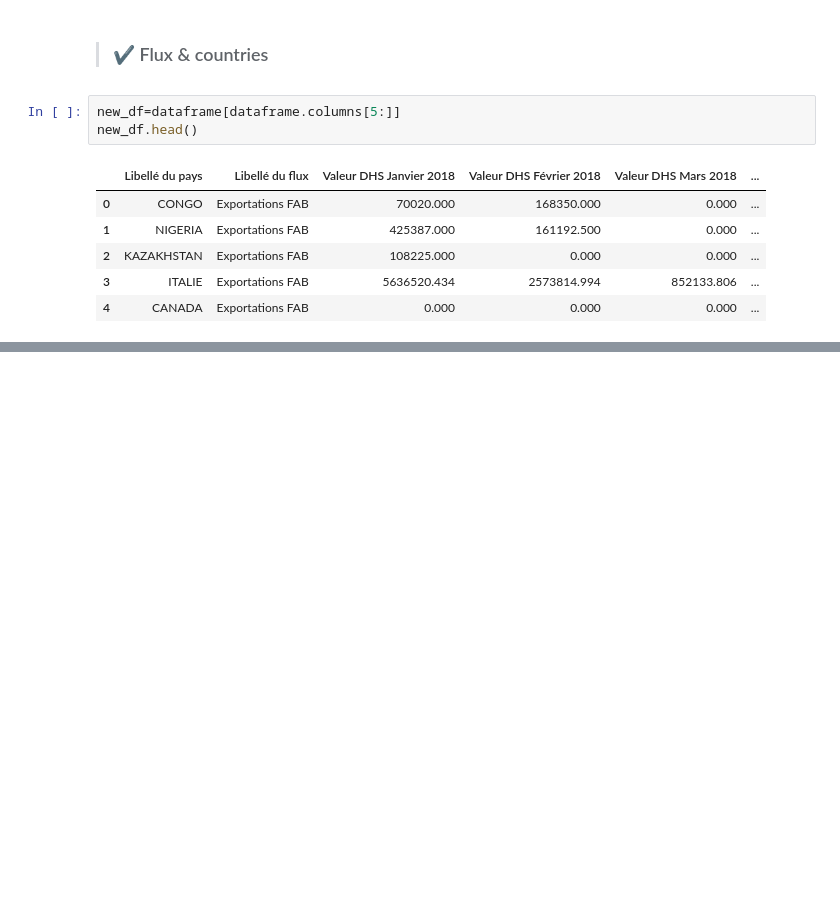
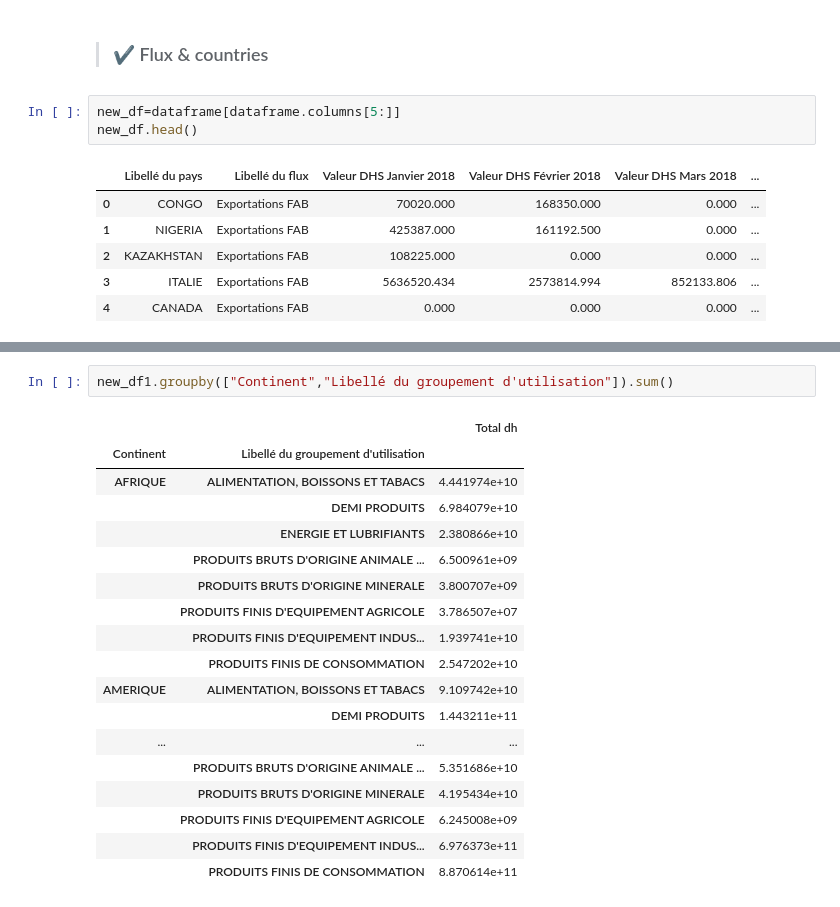
Before and after one commit to Hamid-abdellaoui/Morocco_Exchange_VIZ, a Jupyter notebook: Data/Data_prep.ipynb, the cells around one changed output, grey strips where cells are left out. Saved outputs shown, nothing was run; the diff lists cells and outputs as text; blank space fills up the shorter version.

```diff
--- a/Data/Data_prep.ipynb
+++ b/Data/Data_prep.ipynb
@@ -167,0 +283,21 @@ flux.head()
+# %%
+new_df1.groupby(["Continent","Libellé du groupement d'utilisation"]).sum()
+# %% [output]
+|  |  | Total dh |
+| Continent | Libellé du groupement d'utilisation |  |
+| AFRIQUE | ALIMENTATION, BOISSONS ET TABACS | 4.441974e+10 |
+|  | DEMI PRODUITS | 6.984079e+10 |
+|  | ENERGIE ET LUBRIFIANTS | 2.380866e+10 |
+|  | PRODUITS BRUTS D'ORIGINE ANIMALE ... | 6.500961e+09 |
+|  | PRODUITS BRUTS D'ORIGINE MINERALE | 3.800707e+09 |
+|  | PRODUITS FINIS D'EQUIPEMENT AGRICOLE | 3.786507e+07 |
+|  | PRODUITS FINIS D'EQUIPEMENT INDUS... | 1.939741e+10 |
+|  | PRODUITS FINIS DE CONSOMMATION | 2.547202e+10 |
+| AMERIQUE | ALIMENTATION, BOISSONS ET TABACS | 9.109742e+10 |
+|  | DEMI PRODUITS | 1.443211e+11 |
+| ... | ... | ... |
+|  | PRODUITS BRUTS D'ORIGINE ANIMALE ... | 5.351686e+10 |
+|  | PRODUITS BRUTS D'ORIGINE MINERALE | 4.195434e+10 |
+|  | PRODUITS FINIS D'EQUIPEMENT AGRICOLE | 6.245008e+09 |
+|  | PRODUITS FINIS D'EQUIPEMENT INDUS... | 6.976373e+11 |
+|  | PRODUITS FINIS DE CONSOMMATION | 8.870614e+11 |
```
Also changed, not shown: parts of 15 cells of this notebook, 3 other files.
